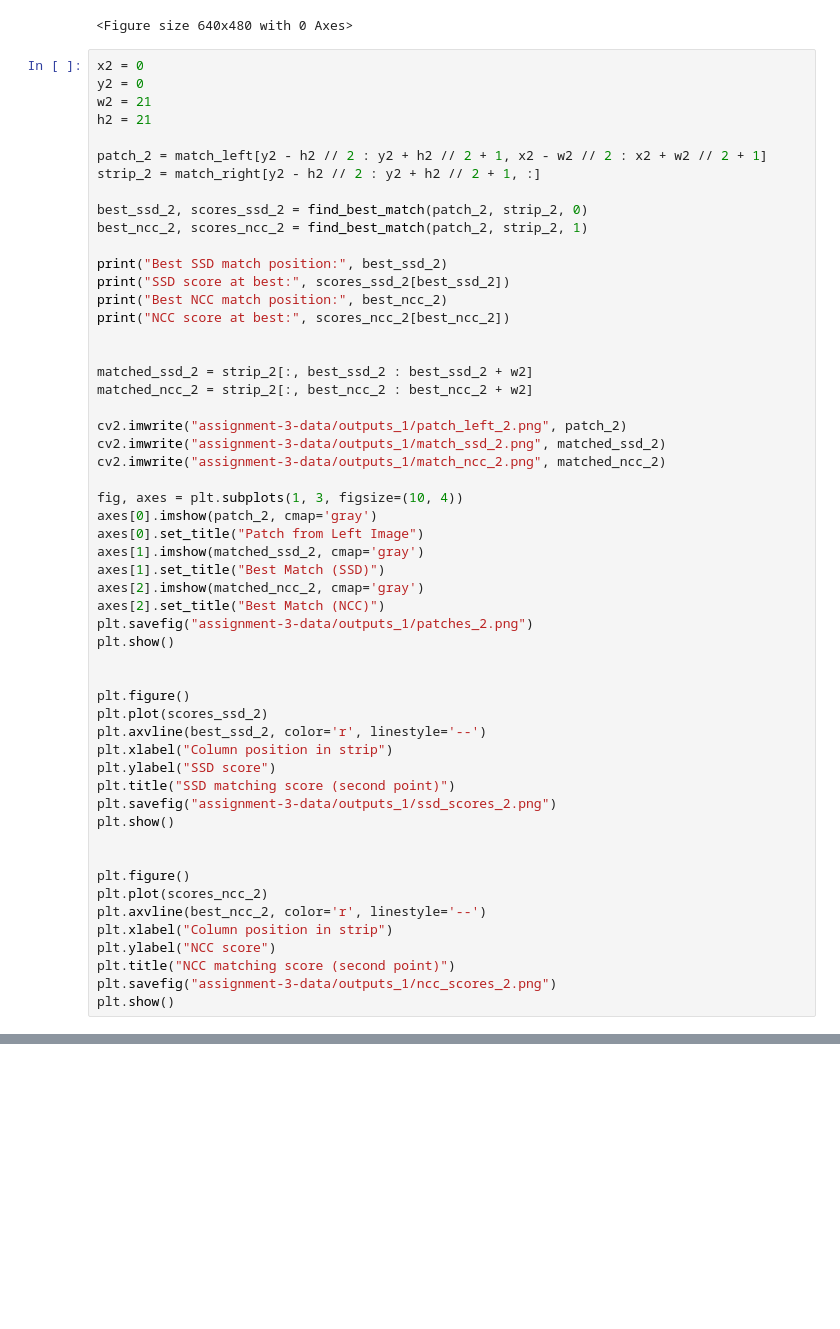
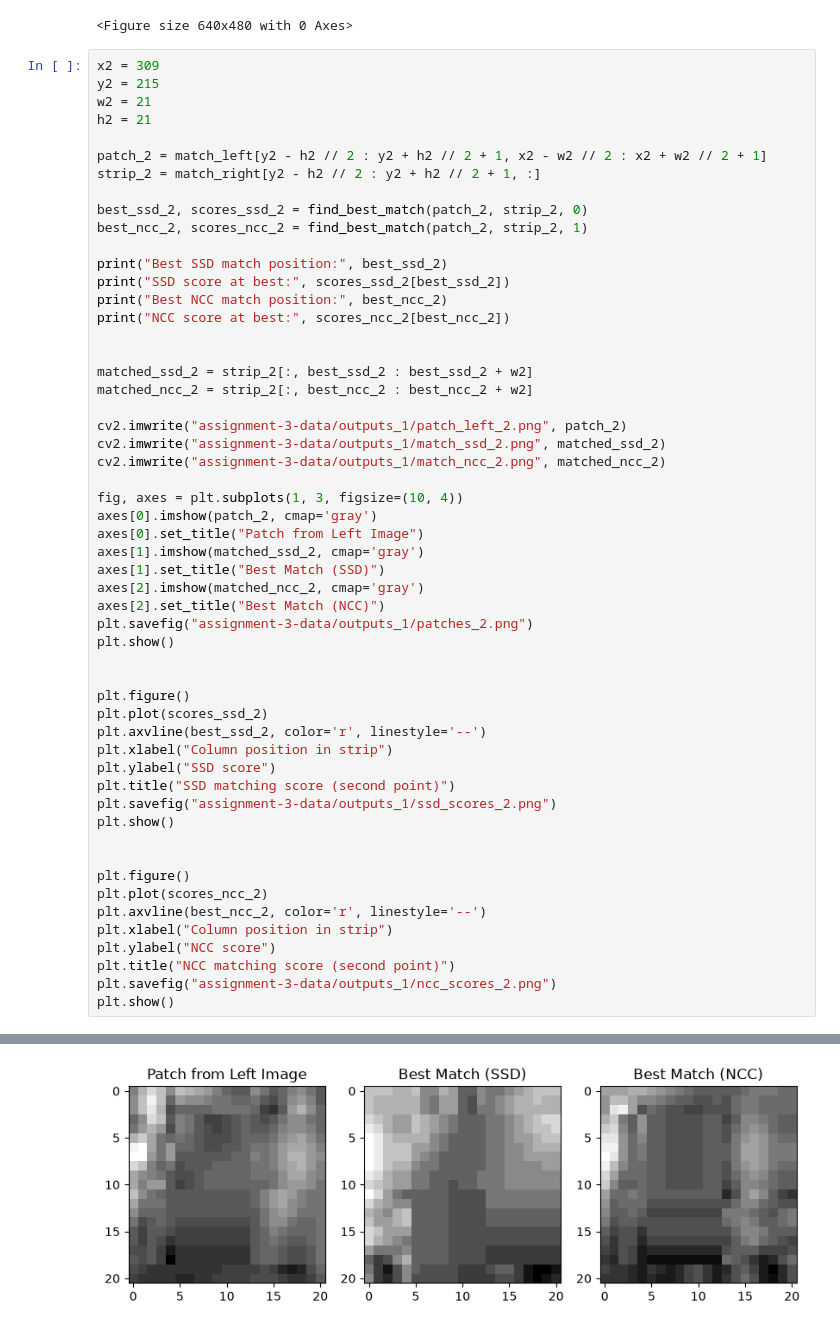
Before and after one commit to nick221619/assignment-3-nikolas, a Jupyter notebook: part_1.ipynb, the cells around one changed output, grey strips where cells are left out. Cells and saved outputs as stored; diff of their text form; blank space fills up the shorter version.

```diff
--- a/part_1.ipynb
+++ b/part_1.ipynb
@@ -124,8 +124,8 @@ plt.savefig("assignment-3-data/outputs_1/ncc_scores.png")
 [figure]
 <Figure size 640x480 with 0 Axes>
 # %%
-x2 = 0
-y2 = 0
+x2 = 309
+y2 = 215
 w2 = 21
 h2 = 21
 
@@ -177,3 +177,4 @@ plt.ylabel("NCC score")
 plt.title("NCC matching score (second point)")
 plt.savefig("assignment-3-data/outputs_1/ncc_scores_2.png")
 plt.show()
+# %% [output]
@@ -179,0 +185 @@ plt.show()
+[figure, added]
```
Also changed, not shown: parts of 2 cells of this notebook.
